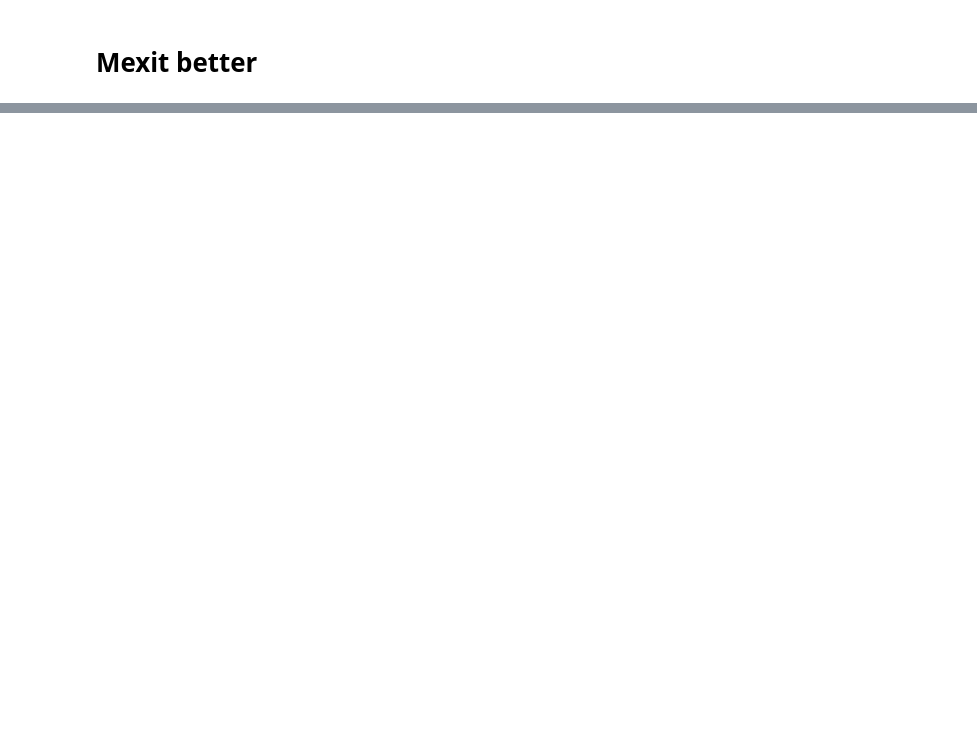
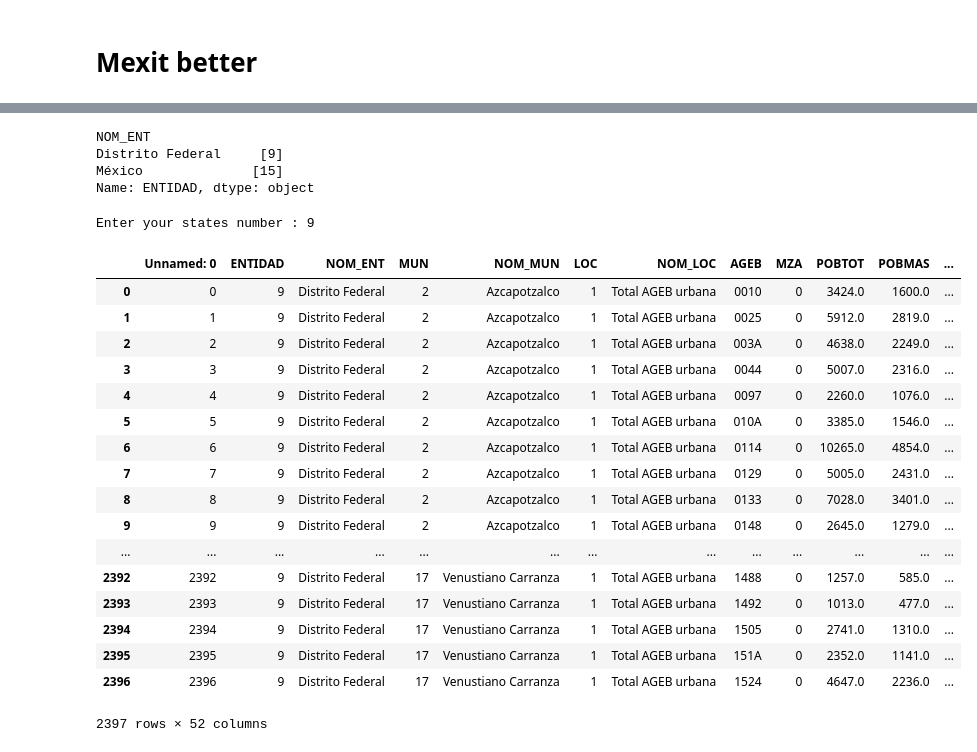
Before and after one commit to Iarmas/Project-1, a Jupyter notebook: Development/Shifu.ipynb, the cells around one changed output, grey strips where cells are left out. Drawn from its saved outputs; the diff is of its cells as text; code cells hidden in the pictures; blank space fills up the shorter version.

```diff
--- a/Development/Shifu.ipynb
+++ b/Development/Shifu.ipynb
@@ -21,0 +237,5 @@ FileNotFoundError: [Errno 2] File b'../indicadores_municipios.csv' does not exis
+# %%
+### GRAN TABLA ###
+
+GT=pd.read_csv("Table/GranTablaCDMX&Metro.csv", encoding='utf-8')
+GT.head()
@@ -21,0 +249,44 @@ FileNotFoundError: [Errno 2] File b'../indicadores_municipios.csv' does not exis
+# %%
+keys1 = [GT.keys()[i] for i in range(9,31)]
+keys2 = [GT.keys()[j] for j in range(36,51)]
+# keys.append(GT.keys/()[9:31])/
+
+keys = keys1 + keys2
+# %%
+for k in keys:
+    GT[k] = GT[k].replace('*', 'NaN')
+    GT[k] = GT[k].astype(float)
+# %%
+print(GT.groupby('NOM_ENT')['ENTIDAD'].unique())
+# %% [output]
+NOM_ENT
+Distrito Federal     [9]
+México              [15]
+Name: ENTIDAD, dtype: object
+# %%
+## Agregar modulo try
+
+Estado=input("Enter your states number : ")
+
+filtro_estado = GT.loc[GT['ENTIDAD'] == int(Estado)].copy()
+filtro_estado
+# %% [output]
+Enter your states number : 9
+|  | Unnamed: 0 | ENTIDAD | NOM_ENT | MUN | NOM_MUN | LOC | NOM_LOC | AGEB | MZA | POBTOT | POBMAS | ... |
+| 0 | 0 | 9 | Distrito Federal | 2 | Azcapotzalco | 1 | Total AGEB urbana | 0010 | 0 | 3424.0 | 1600.0 | ... |
+| 1 | 1 | 9 | Distrito Federal | 2 | Azcapotzalco | 1 | Total AGEB urbana | 0025 | 0 | 5912.0 | 2819.0 | ... |
+| 2 | 2 | 9 | Distrito Federal | 2 | Azcapotzalco | 1 | Total AGEB urbana | 003A | 0 | 4638.0 | 2249.0 | ... |
+| 3 | 3 | 9 | Distrito Federal | 2 | Azcapotzalco | 1 | Total AGEB urbana | 0044 | 0 | 5007.0 | 2316.0 | ... |
+| 4 | 4 | 9 | Distrito Federal | 2 | Azcapotzalco | 1 | Total AGEB urbana | 0097 | 0 | 2260.0 | 1076.0 | ... |
+| 5 | 5 | 9 | Distrito Federal | 2 | Azcapotzalco | 1 | Total AGEB urbana | 010A | 0 | 3385.0 | 1546.0 | ... |
+| 6 | 6 | 9 | Distrito Federal | 2 | Azcapotzalco | 1 | Total AGEB urbana | 0114 | 0 | 10265.0 | 4854.0 | ... |
+| 7 | 7 | 9 | Distrito Federal | 2 | Azcapotzalco | 1 | Total AGEB urbana | 0129 | 0 | 5005.0 | 2431.0 | ... |
+| 8 | 8 | 9 | Distrito Federal | 2 | Azcapotzalco | 1 | Total AGEB urbana | 0133 | 0 | 7028.0 | 3401.0 | ... |
+| 9 | 9 | 9 | Distrito Federal | 2 | Azcapotzalco | 1 | Total AGEB urbana | 0148 | 0 | 2645.0 | 1279.0 | ... |
+| ... | ... | ... | ... | ... | ... | ... | ... | ... | ... | ... | ... | ... |
+| 2392 | 2392 | 9 | Distrito Federal | 17 | Venustiano Carranza | 1 | Total AGEB urbana | 1488 | 0 | 1257.0 | 585.0 | ... |
+| 2393 | 2393 | 9 | Distrito Federal | 17 | Venustiano Carranza | 1 | Total AGEB urbana | 1492 | 0 | 1013.0 | 477.0 | ... |
+| 2394 | 2394 | 9 | Distrito Federal | 17 | Venustiano Carranza | 1 | Total AGEB urbana | 1505 | 0 | 2741.0 | 1310.0 | ... |
+| 2395 | 2395 | 9 | Distrito Federal | 17 | Venustiano Carranza | 1 | Total AGEB urbana | 151A | 0 | 2352.0 | 1141.0 | ... |
+| 2396 | 2396 | 9 | Distrito Federal | 17 | Venustiano Carranza | 1 | Total AGEB urbana | 1524 | 0 | 4647.0 | 2236.0 | ... |
+2397 rows × 52 columns
```
Also changed, not shown: parts of 18 cells of this notebook, 1 other file.
